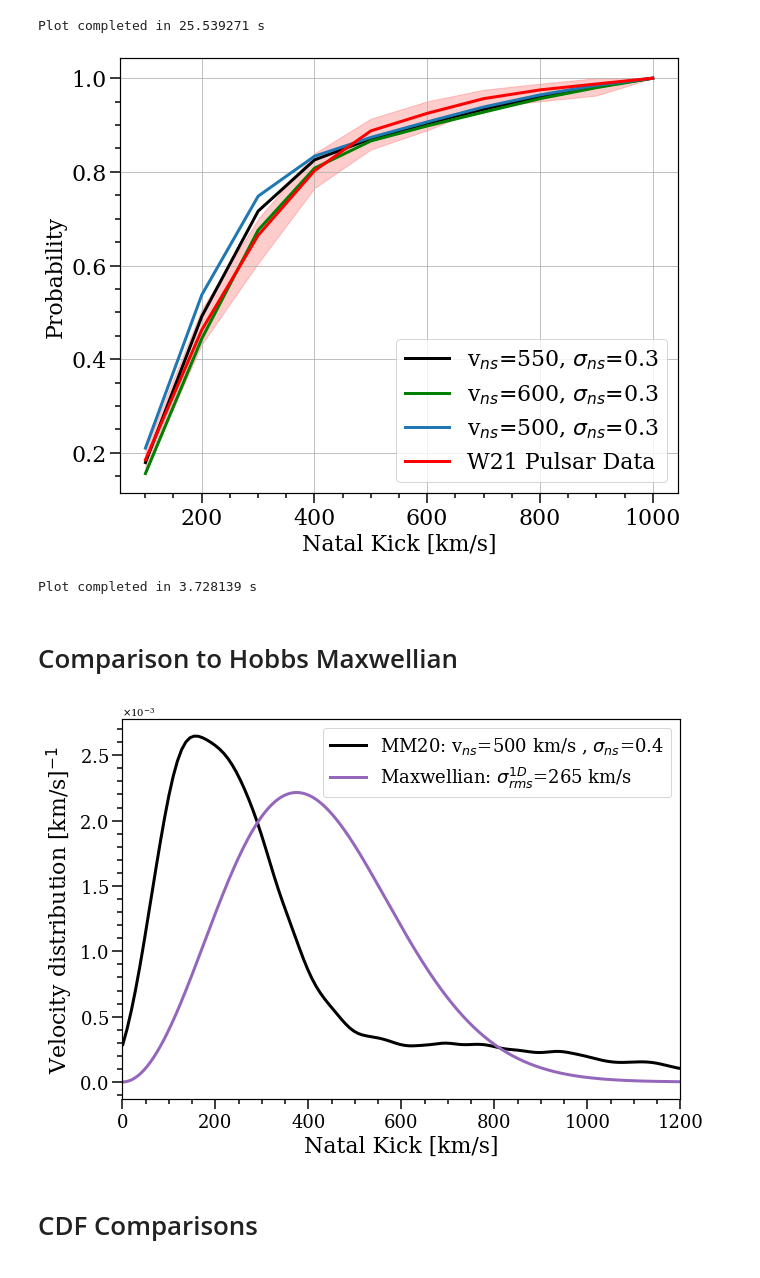
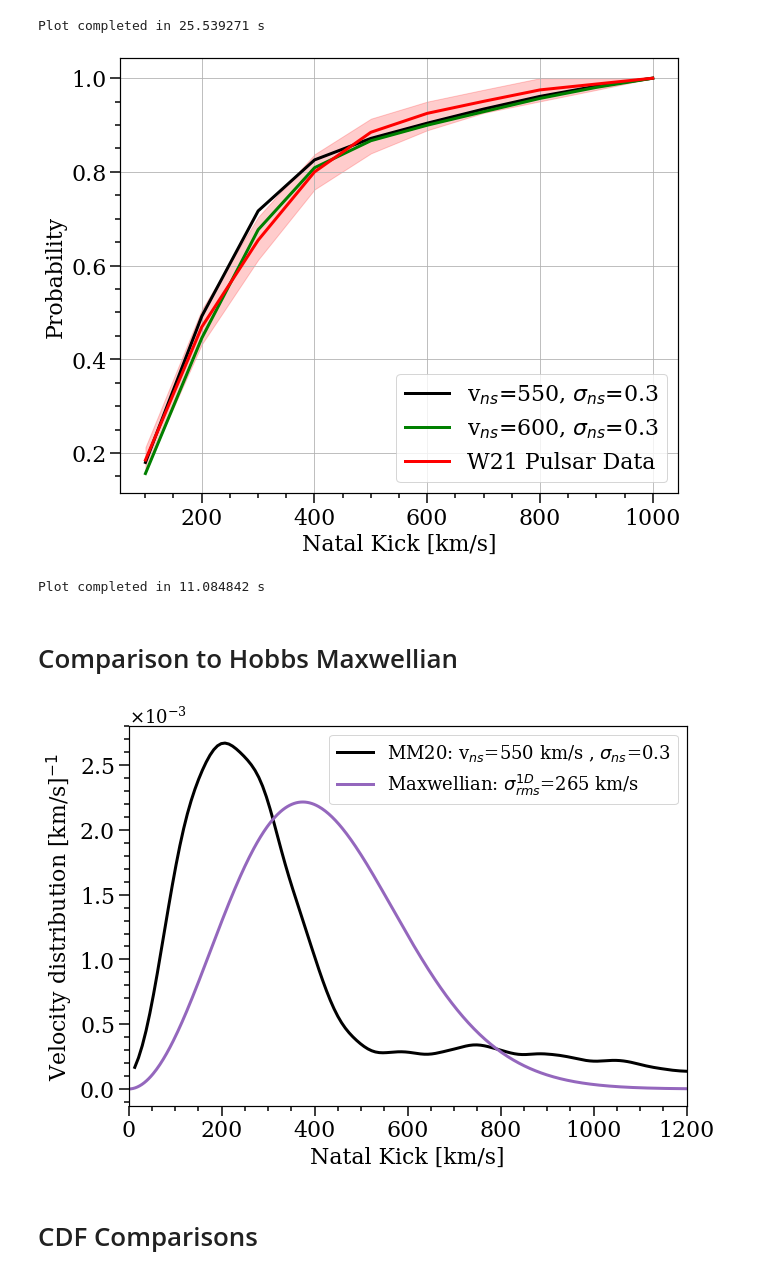
Before and after one commit to veome22/supernova_remnant_prescription, a Jupyter notebook: cdf_plots_bse.ipynb, the cells around one changed output. Saved outputs shown, nothing was run; the diff lists cells and outputs as text; code cells hidden in the pictures.

Commit message:
changed CDF plots to refer to new most likely models (within 1 sigma), increased posterior cdf draws to 1000

```diff
--- a/cdf_plots_bse.ipynb
+++ b/cdf_plots_bse.ipynb
@@ -255,7 +255,7 @@ Plot completed in 25.539271 s
 n_bins = 10
 
 n_cdf = 1
-n_cdf_posterior = 100
+n_cdf_posterior = 1000
 
 n_draws = 500000
 posterior_draws = 89
@@ -269,7 +269,7 @@ lw=3
 
 lpf.plot_model_cdf(*PLOT_DATA, n_cdf, MAX_INDICES[0], label=labels[0], n_draws=n_draws, color='k', alpha=1, lw=lw)
 lpf.plot_model_cdf(*PLOT_DATA, n_cdf, MAX_INDICES[1], label=labels[1], n_draws=n_draws, color='g', alpha=1, lw=lw)
-lpf.plot_model_cdf(*PLOT_DATA, n_cdf, MAX_INDICES[2], label=labels[2], n_draws=n_draws, color='C0', alpha=1, lw=lw)
+# lpf.plot_model_cdf(*PLOT_DATA, n_cdf, MAX_INDICES[2], label=labels[2], n_draws=n_draws, color='C0', alpha=1, lw=lw)
 
 
 lpf.plot_avg_posterior_cdf(*PLOT_DATA, n_cdf_posterior, n_bins=n_bins, n_draws=posterior_draws, color='r', lw=lw, label="W21 Pulsar Data")
@@ -291,8 +291,8 @@ plt.show()
 end = time.time()
 print(f"Plot completed in {end - start:2f} s")
 # %% [output]
-[figure, old version]
+[figure, new version]
-Plot completed in 3.728139 s
+Plot completed in 11.084842 s
 # %% [markdown]
 # Comparison to Hobbs Maxwellian
 # %%
@@ -300,33 +300,33 @@ from scipy.stats import maxwell
 # %%
 f, ax= plt.subplots(1, 1,  figsize=(10,7))
 
-best_index = np.intersect1d(kick_models["NS_500_RANGE"], kick_models["SIGMA_0.4_RANGE"])[0]
+best_index = np.intersect1d(kick_models["NS_550_RANGE"], kick_models["SIGMA_0.3_RANGE"])[0]
 
 kde_best = gaussian_kde( NS_KICKS_3D[best_index] )
 kde_best_dist_space = linspace( min(NS_KICKS_3D[best_index]), max(NS_KICKS_3D[best_index]), 300 )
 label_str = r'MM20: v$_{ns}$=' + '{nskick}'.format(nskick=NS_KICK_MULT[best_index]) + ' km/s , $\sigma_{ns}$=' + '{sig}'.format(sig=SIGMAS[best_index])
 
 plt.plot( kde_best_dist_space, kde_best(kde_best_dist_space), 'k', lw=3, label=label_str)
 
 x = np.linspace(0, 1200, 500)
 plt.plot(x, maxwell.pdf(x, 0, 265), 'tab:purple', lw=3, label='Maxwellian: $\sigma_{rms}^{1D}$=265 km/s')
 
 plt.rc('font', size=fm)
 
 plt.ticklabel_format(axis='y', style='sci',scilimits=(0,0), useMathText=True)
 
 plt.xlim(0, 1200)
 
-layoutAxes(ax=ax, fontsize = fm)
+layoutAxes(ax=ax, fontsize = fl)
 plt.xlabel('Natal Kick [km/s]', fontsize=fl)
 plt.ylabel('Velocity distribution [km/s]$^{-1}$', fontsize=fl)
 plt.ticklabel_format(axis='y', style='sci',scilimits=(0,0))
 
 plt.legend(fontsize=fm, loc='best')
 
 # plt.savefig('plots/hobbs_vs_best.pdf')
 # %% [output]
-[figure, old version]
+[figure, new version]
 # %% [markdown]
 # CDF Comparisons
 # %%
```
Also changed, not shown: parts of 2 cells of this notebook, 2 other files.
